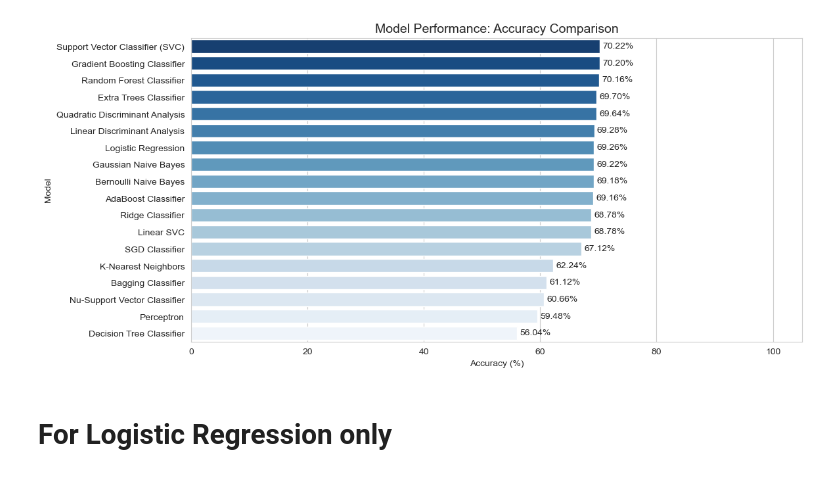
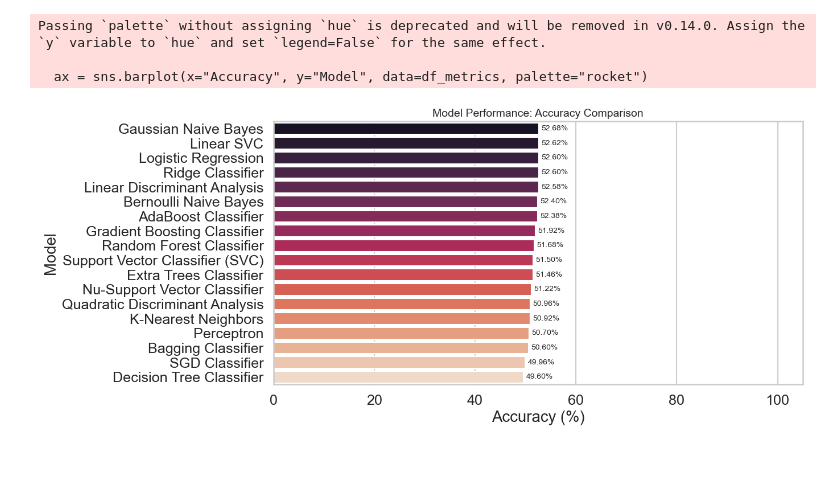
Before and after one commit to debanjan-cosmo/Erdos_Data_Science_Project_2025, a Jupyter notebook: 07_Test_Multiple_Methods.ipynb, the cells around one changed output. Drawn from its saved outputs; the diff is of its cells as text; code cells hidden in the pictures.

```diff
--- a/07_Test_Multiple_Methods.ipynb
+++ b/07_Test_Multiple_Methods.ipynb
@@ -115,0 +47,20 @@ x_test=ss.transform(x_test)
+# %%
+df = df0.copy()
+# Identify categorical columns
+categorical_columns = df.select_dtypes(include=['object']).columns
+
+# Apply Label Encoding
+label_encoders = {}
+for col in categorical_columns:
+    le = LabelEncoder()
+    df[col] = le.fit_transform(df[col])
+    label_encoders[col] = le
+    #print(f'Classes for column {col}:',label_encoders[col].classes_)
+
+print(df.columns.tolist())
+
+#Remove columns which have been used to created features
+omit_cols = ['systolic', 'diastolic',\
+             'sleep_disorder', 'sleep_duration', 'sleep_quality', 'feel_sleepy_during_day', 'wake_up_during_night',\
+                 'combined_condition']
+df = df.drop(columns=omit_cols)
@@ -185,4 +192,44 @@ F1 Score: 65.16%
 # %%
+x=df.drop(['insomnia'],axis=1)
+y=df['insomnia']
+
+
+x_train,x_test,y_train,y_test=train_test_split(x,y,test_size=0.25,random_state=42)
+ss=StandardScaler()
+x_train=ss.fit_transform(x_train)
+x_test=ss.transform(x_test)
+
+metrics = {
+    'Model': [],
+    'Accuracy': [],
+    'Precision': [],
+    'Recall': [],
+    'F1 Score': []
+}
+
+for name, model in models.items():
+    model.fit(x_train, y_train)
+    y_pred = model.predict(x_test)
+
+    acc = accuracy_score(y_test, y_pred)
+    f1 = f1_score(y_test, y_pred, average='weighted')  # Use 'weighted' for multi-class classification
+    recall = recall_score(y_test, y_pred, average='weighted')
+    precision = precision_score(y_test, y_pred, average='weighted')
+
+    metrics['Model'].append(name)
+    metrics['Accuracy'].append(acc * 100)
+    metrics['Precision'].append(precision * 100)
+    metrics['Recall'].append(recall * 100)
+    metrics['F1 Score'].append(f1 * 100)
+
+    print(f"Model: {name}")
+    print(f"Accuracy: {acc * 100:.2f}%")
+    print(f"Precision: {precision * 100:.2f}%")
+    print(f"Recall: {recall * 100:.2f}%")
+    print(f"F1 Score: {f1 * 100:.2f}%")
+    print("-" * 30)
+
+
 # Convert metrics dictionary to DataFrame
 df_metrics = pd.DataFrame(metrics)
 
@@ -192,7 +239,7 @@ df_metrics = df_metrics.sort_values(by="Accuracy", ascending=False)
 # Set style
 plt.figure(figsize=(12, 6))
 sns.set_style("whitegrid")
-ax = sns.barplot(x="Accuracy", y="Model", data=df_metrics, palette="Blues_r")
+ax = sns.barplot(x="Accuracy", y="Model", data=df_metrics, palette="rocket")
 
 # Add accuracy values on bars
 for index, value in enumerate(df_metrics["Accuracy"]):
@@ -212,3 +273,4 @@ Passing `palette` without assigning `hue` is deprecated and will be removed in v
+Passing `palette` without assigning `hue` is deprecated and will be removed in v0.14.0. Assign the `y` variable to `hue` and set `legend=False` for the same effect.
+
+  ax = sns.barplot(x="Accuracy", y="Model", data=df_metrics, palette="rocket")
-[figure, old version]
+[figure, new version]
-# %% [markdown]
-# For Logistic Regression only
```
Also changed, not shown: parts of 35 cells of this notebook, 2 other files.
